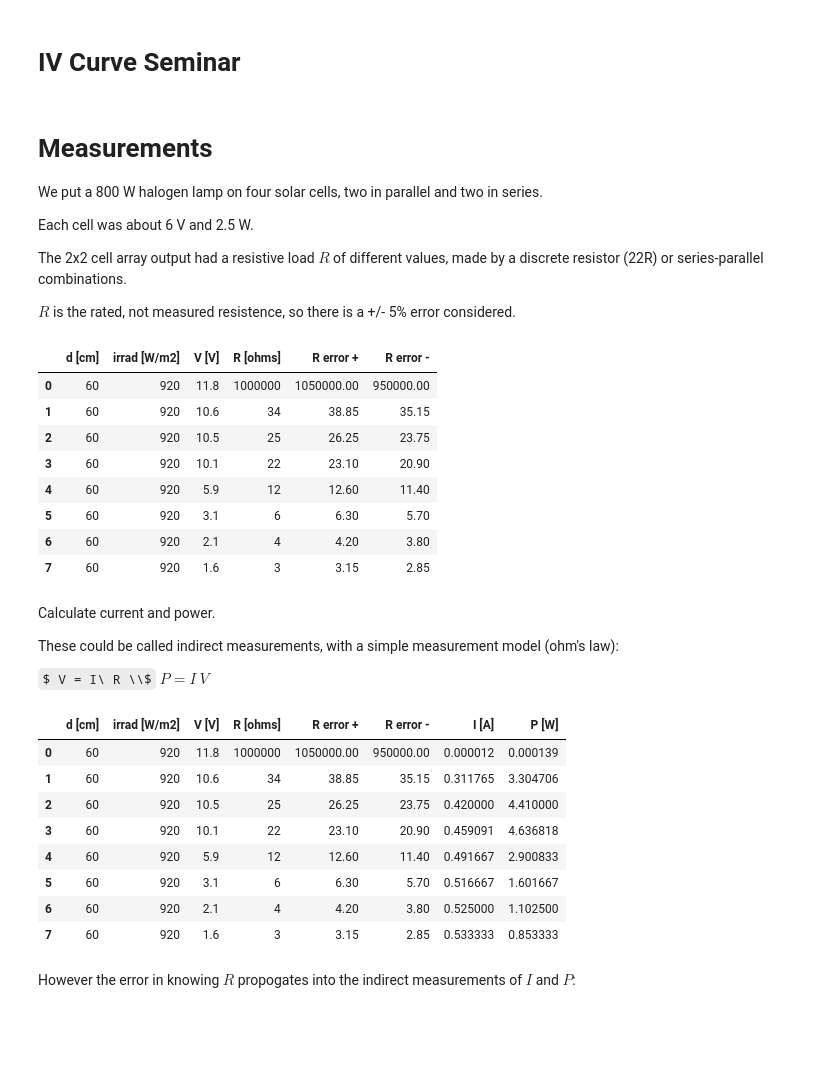
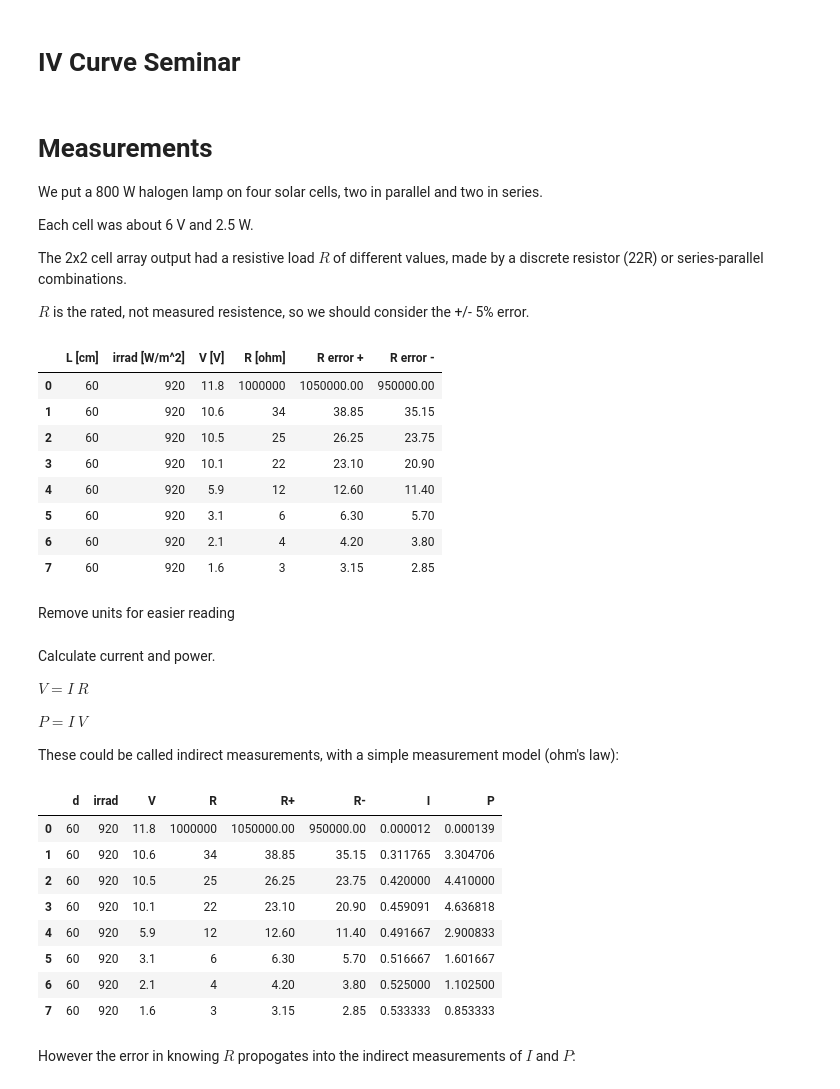
Before and after one commit to woodjmichael/PV-based-systems-lab, a Jupyter notebook: solar_cell_iv_curve_fit.ipynb, the cells around one changed output. Drawn from its saved outputs; the diff is of its cells as text; code cells hidden in the pictures; some formulas as TeX source; blank space fills up the shorter version.

```diff
--- a/solar_cell_iv_curve_fit.ipynb
+++ b/solar_cell_iv_curve_fit.ipynb
@@ -17,12 +16,12 @@ Each cell was about 6 V and 2.5 W.
 
 The 2x2 cell array output had a resistive load $R$ of different values, made by a discrete resistor (22R) or series-parallel combinations.
 
-$R$ is the rated, not measured resistence, so there is a +/- 5% error considered.
+$R$ is the rated, not measured resistence, so we should consider the +/- 5% error.
 # %%
-df = pd.read_csv('iv_measurements.csv')
-df
+d = pd.read_csv('iv_measurements.csv')
+d
 # %% [output]
-|  | d [cm] | irrad [W/m2] | V [V] | R [ohms] | R error + | R error - |
+|  | L [cm] | irrad [W/m^2] | V [V] | R [ohm] | R error + | R error - |
 | 0 | 60 | 920 | 11.8 | 1000000 | 1050000.00 | 950000.00 |
 | 1 | 60 | 920 | 10.6 | 34 | 38.85 | 35.15 |
 | 2 | 60 | 920 | 10.5 | 25 | 26.25 | 23.75 |
@@ -31,3 +30,5 @@ df
 | 5 | 60 | 920 | 3.1 | 6 | 6.30 | 5.70 |
 | 6 | 60 | 920 | 2.1 | 4 | 4.20 | 3.80 |
 | 7 | 60 | 920 | 1.6 | 3 | 3.15 | 2.85 |
+# %% [markdown]
+Remove units for easier reading
@@ -34,23 +37,24 @@ df
 # %% [markdown]
 Calculate current and power.
 
+$ V = I\ R $ <br>
+
+$ P = I\ V $
+
 These could be called indirect measurements, with a simple measurement model (ohm's law):
-
-$ V = I\ R \\$
-$ P = I\ V $
-# %%
-df['I [A]'] = df['V [V]'] / df['R [ohms]']
-df['P [W]'] = df['V [V]'] * df['I [A]']
-df
-# %% [output]
-|  | d [cm] | irrad [W/m2] | V [V] | R [ohms] | R error + | R error - | I [A] | P [W] |
-| 0 | 60 | 920 | 11.8 | 1000000 | 1050000.00 | 950000.00 | 0.000012 | 0.000139 |
-| 1 | 60 | 920 | 10.6 | 34 | 38.85 | 35.15 | 0.311765 | 3.304706 |
-| 2 | 60 | 920 | 10.5 | 25 | 26.25 | 23.75 | 0.420000 | 4.410000 |
-| 3 | 60 | 920 | 10.1 | 22 | 23.10 | 20.90 | 0.459091 | 4.636818 |
-| 4 | 60 | 920 | 5.9 | 12 | 12.60 | 11.40 | 0.491667 | 2.900833 |
-| 5 | 60 | 920 | 3.1 | 6 | 6.30 | 5.70 | 0.516667 | 1.601667 |
-| 6 | 60 | 920 | 2.1 | 4 | 4.20 | 3.80 | 0.525000 | 1.102500 |
-| 7 | 60 | 920 | 1.6 | 3 | 3.15 | 2.85 | 0.533333 | 0.853333 |
+# %%
+d['I'] = d['V'] / d['R']
+d['P'] = d['V'] * d['I']
+d
+# %% [output]
+|  | d | irrad | V | R | R+ | R- | I | P |
+| 0 | 60 | 920 | 11.8 | 1000000 | 1050000.00 | 950000.00 | 0.000012 | 0.000139 |
+| 1 | 60 | 920 | 10.6 | 34 | 38.85 | 35.15 | 0.311765 | 3.304706 |
+| 2 | 60 | 920 | 10.5 | 25 | 26.25 | 23.75 | 0.420000 | 4.410000 |
+| 3 | 60 | 920 | 10.1 | 22 | 23.10 | 20.90 | 0.459091 | 4.636818 |
+| 4 | 60 | 920 | 5.9 | 12 | 12.60 | 11.40 | 0.491667 | 2.900833 |
+| 5 | 60 | 920 | 3.1 | 6 | 6.30 | 5.70 | 0.516667 | 1.601667 |
+| 6 | 60 | 920 | 2.1 | 4 | 4.20 | 3.80 | 0.525000 | 1.102500 |
+| 7 | 60 | 920 | 1.6 | 3 | 3.15 | 2.85 | 0.533333 | 0.853333 |
 # %% [markdown]
 However the error in knowing $R$ propogates into the indirect measurements of $I$ and $P$:
```
Also changed, not shown: parts of 15 cells of this notebook.
